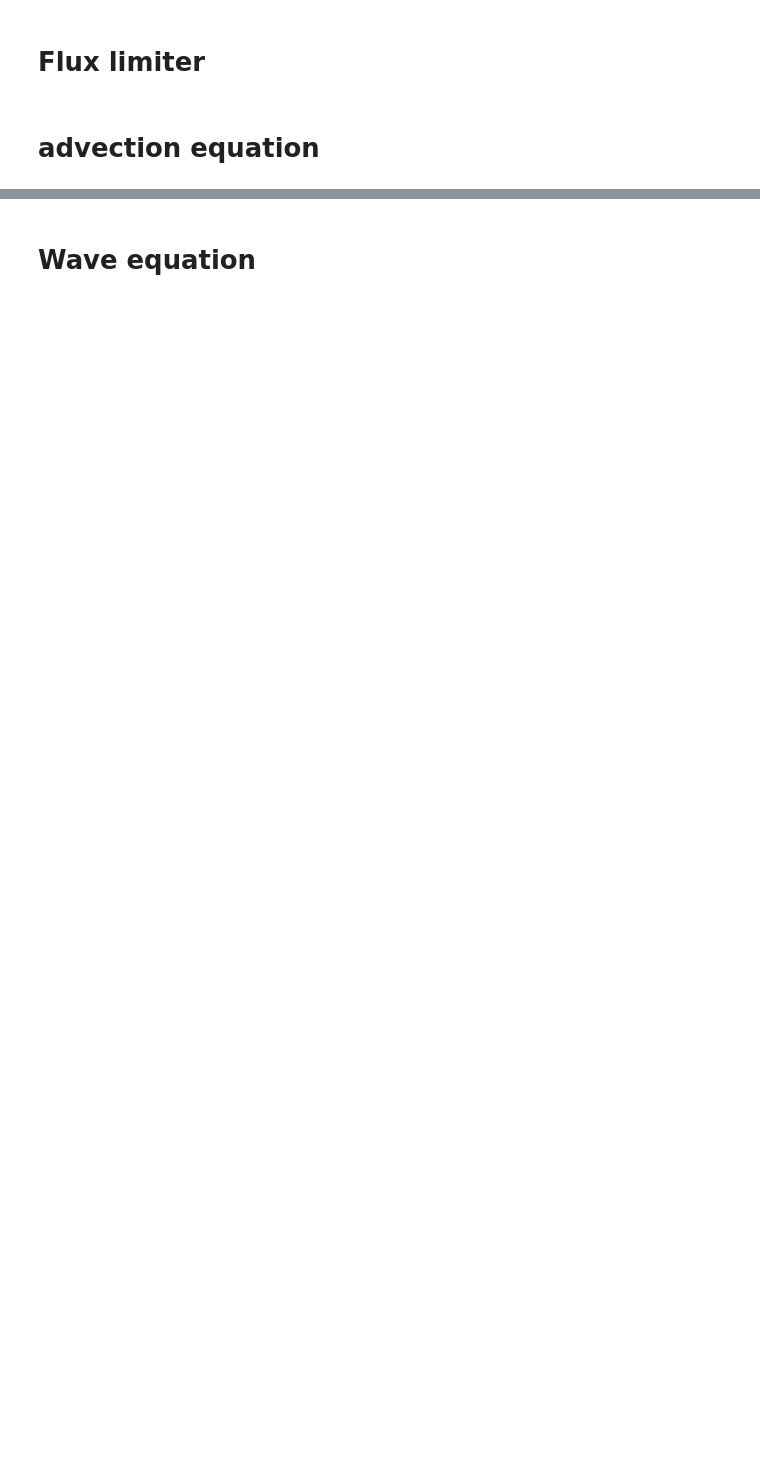
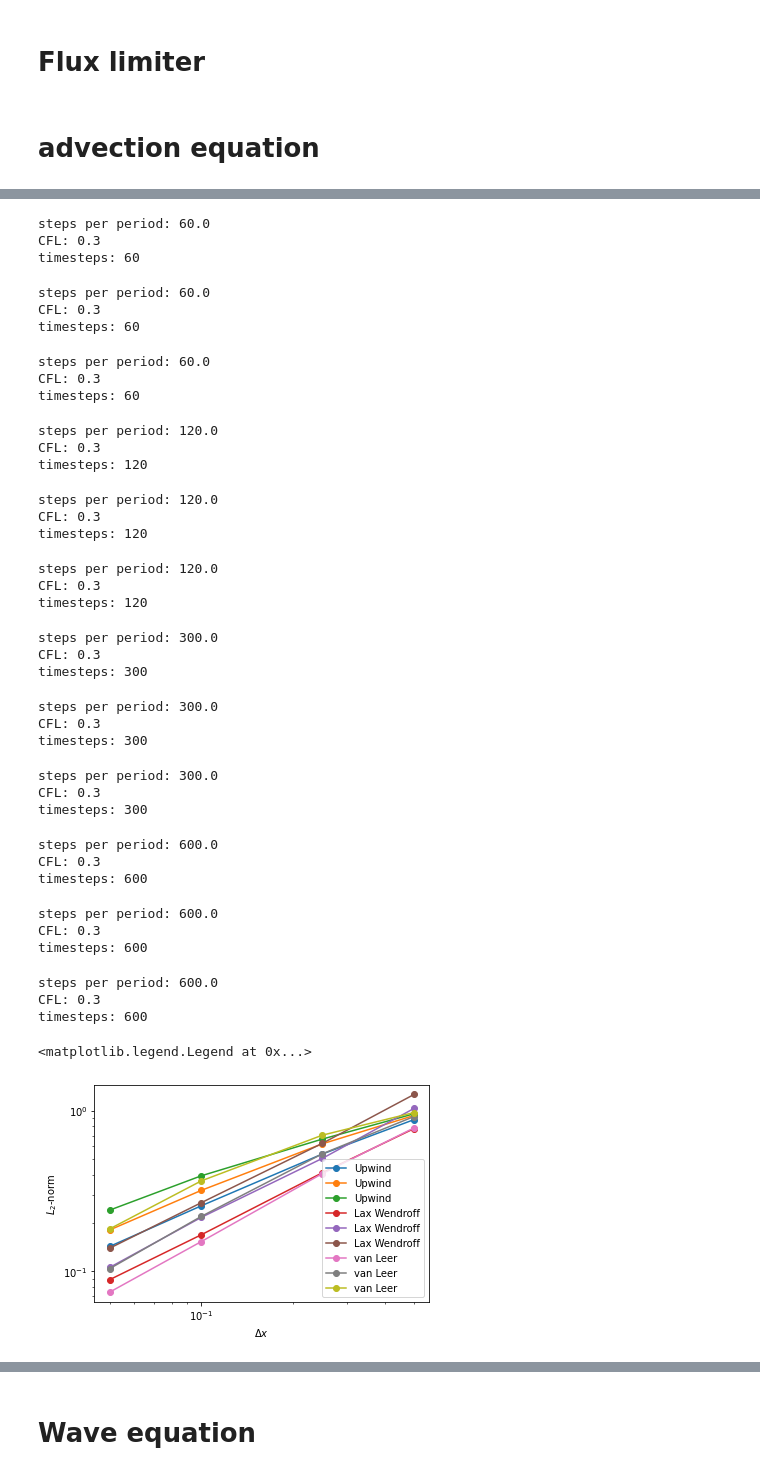
Before and after one commit to ltyap/ANM-take-home-exam, a Jupyter notebook: anm.ipynb, the cells around one changed output, grey strips where cells are left out. Drawn from its saved outputs; the diff is of its cells as text; code cells hidden in the pictures; blank space fills up the shorter version.

```diff
--- a/anm.ipynb
+++ b/anm.ipynb
@@ -129,0 +170,66 @@ nu: 1.0
+# %%
+def get_err(dx, CFL, method=LaxWendroff):
+    X, qq = get_solutions_advection(dx, CFL * dx, 5, method)
+
+    err1 = np.linalg.norm(dx * (qq[1] - qq[0]), 2)
+    err2 = np.linalg.norm(dx * (qq[2] - qq[0]), 2)
+    err5 = np.linalg.norm(dx * (qq[5] - qq[0]), 2)
+    return err1, err2, err5
+
+dxs = [0.5, 0.25, 1/10, 1/20]
+CFL = 1/3
+
+err_upwind = []
+err_lw = []
+err_vl = []
+for dx in dxs:
+    err_upwind.append(get_err(dx, CFL, upwind))
+    err_lw.append(get_err(dx, CFL, LaxWendroff))
+    err_vl.append(get_err(dx, CFL, vanLeer))
+
+
+plt.loglog(dxs, np.array(err_upwind), label='Upwind', marker='o')
+plt.loglog(dxs, np.array(err_lw), label='Lax Wendroff', marker='o')
+plt.loglog(dxs, np.array(err_vl), label='van Leer', marker='o')
+plt.xlabel(r"$\Delta x$")
+plt.ylabel(r"$L_2$-norm")
+plt.legend()
+# %% [output]
+steps per period: 60.0
+CFL: 0.3
+timesteps: 60
+steps per period: 60.0
+CFL: 0.3
+timesteps: 60
+steps per period: 60.0
+CFL: 0.3
+timesteps: 60
+steps per period: 120.0
+CFL: 0.3
+timesteps: 120
+steps per period: 120.0
+CFL: 0.3
+timesteps: 120
+steps per period: 120.0
+CFL: 0.3
+timesteps: 120
+steps per period: 300.0
+CFL: 0.3
+timesteps: 300
+steps per period: 300.0
+CFL: 0.3
+timesteps: 300
+steps per period: 300.0
+CFL: 0.3
+timesteps: 300
+steps per period: 600.0
+CFL: 0.3
+timesteps: 600
+steps per period: 600.0
+CFL: 0.3
+timesteps: 600
+steps per period: 600.0
+CFL: 0.3
+timesteps: 600
+<matplotlib.legend.Legend at 0x...>
+[figure, added]
```
Also changed, not shown: parts of 21 cells of this notebook, 1 other file.
